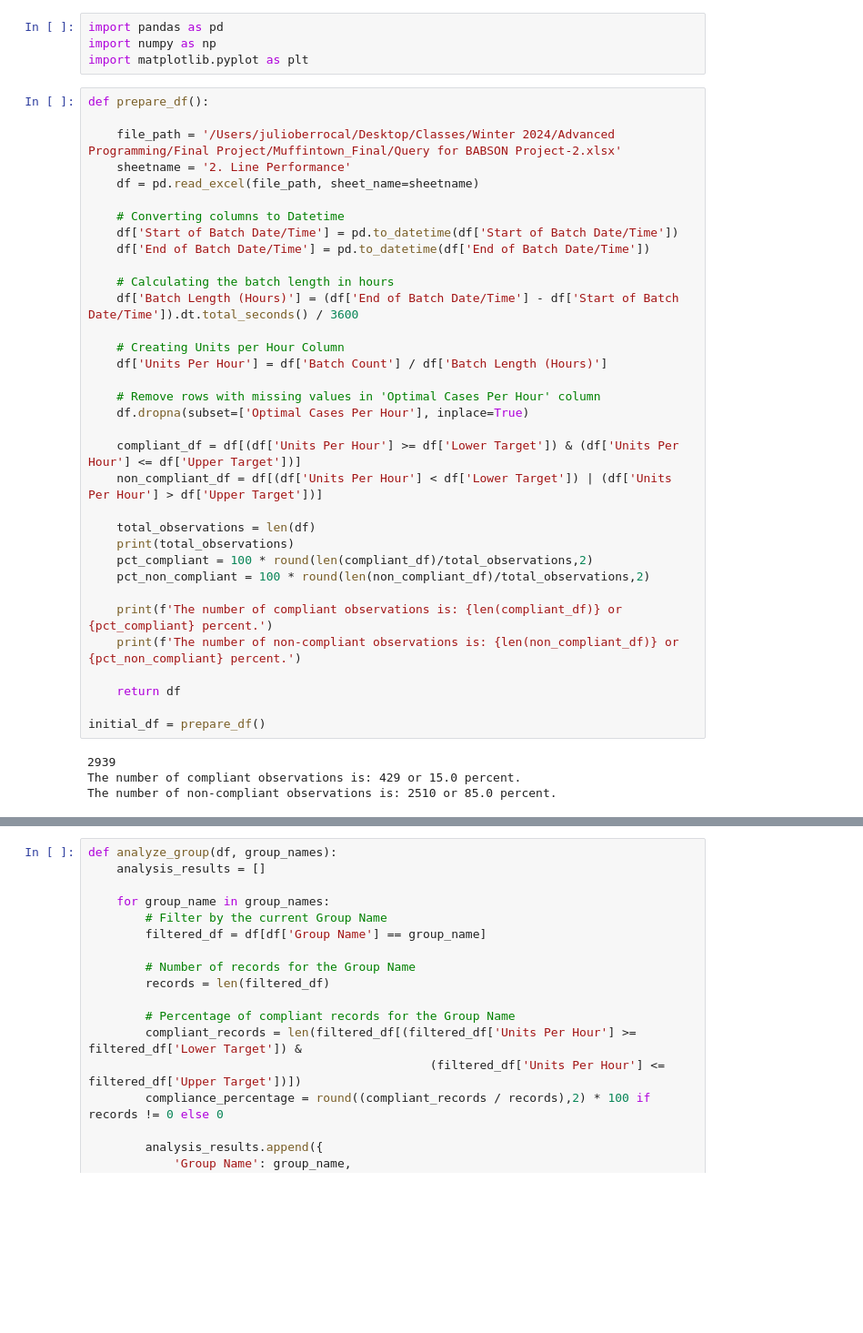
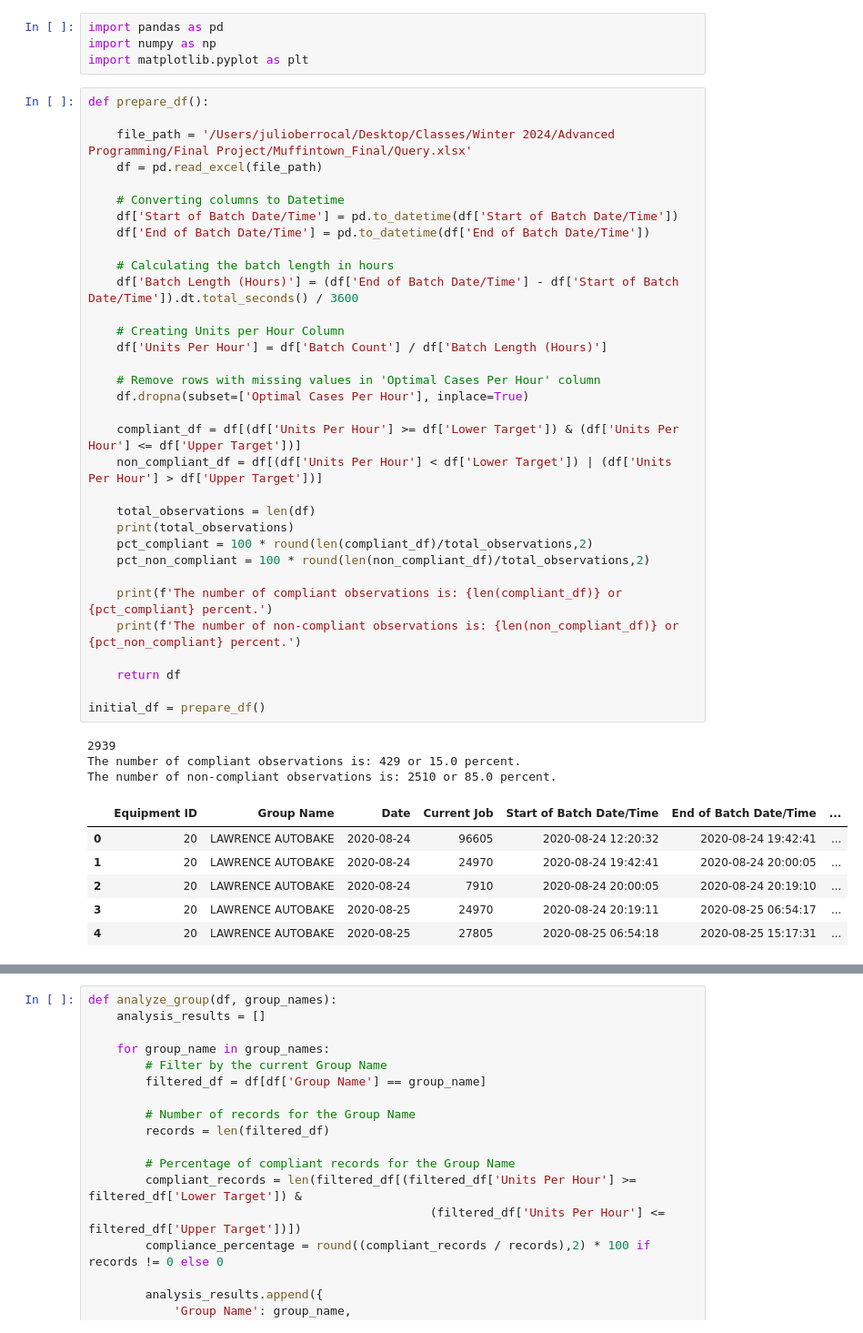
Before and after one commit to juberroc/Muffintown_Final, a Jupyter notebook: Muffintown_update.ipynb, the cells around one changed output, grey strips where cells are left out. Shown: that part at 91% size. Saved outputs shown, nothing was run; the diff lists cells and outputs as text; blank space fills up the shorter version.

```diff
--- a/Muffintown_update.ipynb
+++ b/Muffintown_update.ipynb
@@ -5,41 +5,46 @@ import matplotlib.pyplot as plt
 # %%
 def prepare_df():
 
-    file_path = '/Users/julioberrocal/Desktop/Classes/Winter 2024/Advanced Programming/Final Project/Muffintown_Final/Query for BABSON Project-2.xlsx'
-    sheetname = '2. Line Performance'
-    df = pd.read_excel(file_path, sheet_name=sheetname)
+    file_path = '/Users/julioberrocal/Desktop/Classes/Winter 2024/Advanced Programming/Final Project/Muffintown_Final/Query.xlsx'
+    df = pd.read_excel(file_path)
 
     # Converting columns to Datetime
     df['Start of Batch Date/Time'] = pd.to_datetime(df['Start of Batch Date/Time'])
     df['End of Batch Date/Time'] = pd.to_datetime(df['End of Batch Date/Time'])
 
     # Calculating the batch length in hours
     df['Batch Length (Hours)'] = (df['End of Batch Date/Time'] - df['Start of Batch Date/Time']).dt.total_seconds() / 3600
 
     # Creating Units per Hour Column
     df['Units Per Hour'] = df['Batch Count'] / df['Batch Length (Hours)']
 
     # Remove rows with missing values in 'Optimal Cases Per Hour' column
     df.dropna(subset=['Optimal Cases Per Hour'], inplace=True)
 
     compliant_df = df[(df['Units Per Hour'] >= df['Lower Target']) & (df['Units Per Hour'] <= df['Upper Target'])]
     non_compliant_df = df[(df['Units Per Hour'] < df['Lower Target']) | (df['Units Per Hour'] > df['Upper Target'])]
 
     total_observations = len(df)
     print(total_observations)
     pct_compliant = 100 * round(len(compliant_df)/total_observations,2)
     pct_non_compliant = 100 * round(len(non_compliant_df)/total_observations,2)
 
     print(f'The number of compliant observations is: {len(compliant_df)} or {pct_compliant} percent.')
     print(f'The number of non-compliant observations is: {len(non_compliant_df)} or {pct_non_compliant} percent.')
 
     return df
 
 initial_df = prepare_df()
 # %% [output]
 2939
 The number of compliant observations is: 429 or 15.0 percent.
 The number of non-compliant observations is: 2510 or 85.0 percent.
+|  | Equipment ID | Group Name | Date | Current Job | Start of Batch Date/Time | End of Batch Date/Time | ... |
+| 0 | 20 | LAWRENCE AUTOBAKE | 2020-08-24 | 96605 | 2020-08-24 12:20:32 | 2020-08-24 19:42:41 | ... |
+| 1 | 20 | LAWRENCE AUTOBAKE | 2020-08-24 | 24970 | 2020-08-24 19:42:41 | 2020-08-24 20:00:05 | ... |
+| 2 | 20 | LAWRENCE AUTOBAKE | 2020-08-24 | 7910 | 2020-08-24 20:00:05 | 2020-08-24 20:19:10 | ... |
+| 3 | 20 | LAWRENCE AUTOBAKE | 2020-08-25 | 24970 | 2020-08-24 20:19:11 | 2020-08-25 06:54:17 | ... |
+| 4 | 20 | LAWRENCE AUTOBAKE | 2020-08-25 | 27805 | 2020-08-25 06:54:18 | 2020-08-25 15:17:31 | ... |
 # %%
 def analyze_sku(df, skus):
     analysis_results = []
```
Also changed, not shown: parts of 2 cells of this notebook, 1 other file.
